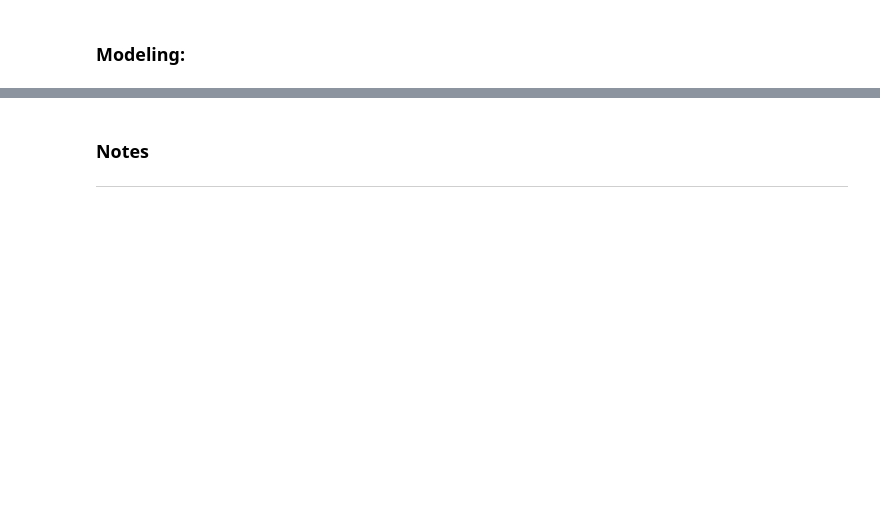
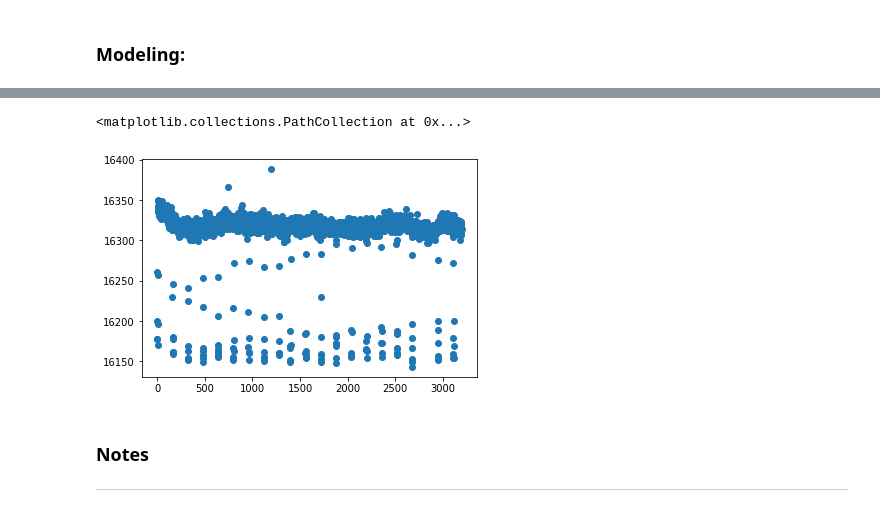
Before and after one commit to zachdg7/Exoplanet_Detection, a Jupyter notebook: models.ipynb, the cells around one changed output, grey strips where cells are left out. Saved outputs shown, nothing was run; the diff lists cells and outputs as text; code cells hidden in the pictures; blank space fills up the shorter version.

```diff
--- a/models.ipynb
+++ b/models.ipynb
@@ -162,2 +237,9 @@ score
+# %%
+x_axis = list(range(join_planets.shape[1]-2))
+plt.scatter(x_axis, join_planets.iloc[12, 2:])
+# plt.ylim(10040, 10090)
+# %% [output]
+<matplotlib.collections.PathCollection at 0x...>
+[figure, added]
 # %% [markdown]
 ### Notes <hr>
```
Also changed, not shown: parts of 16 cells of this notebook.
